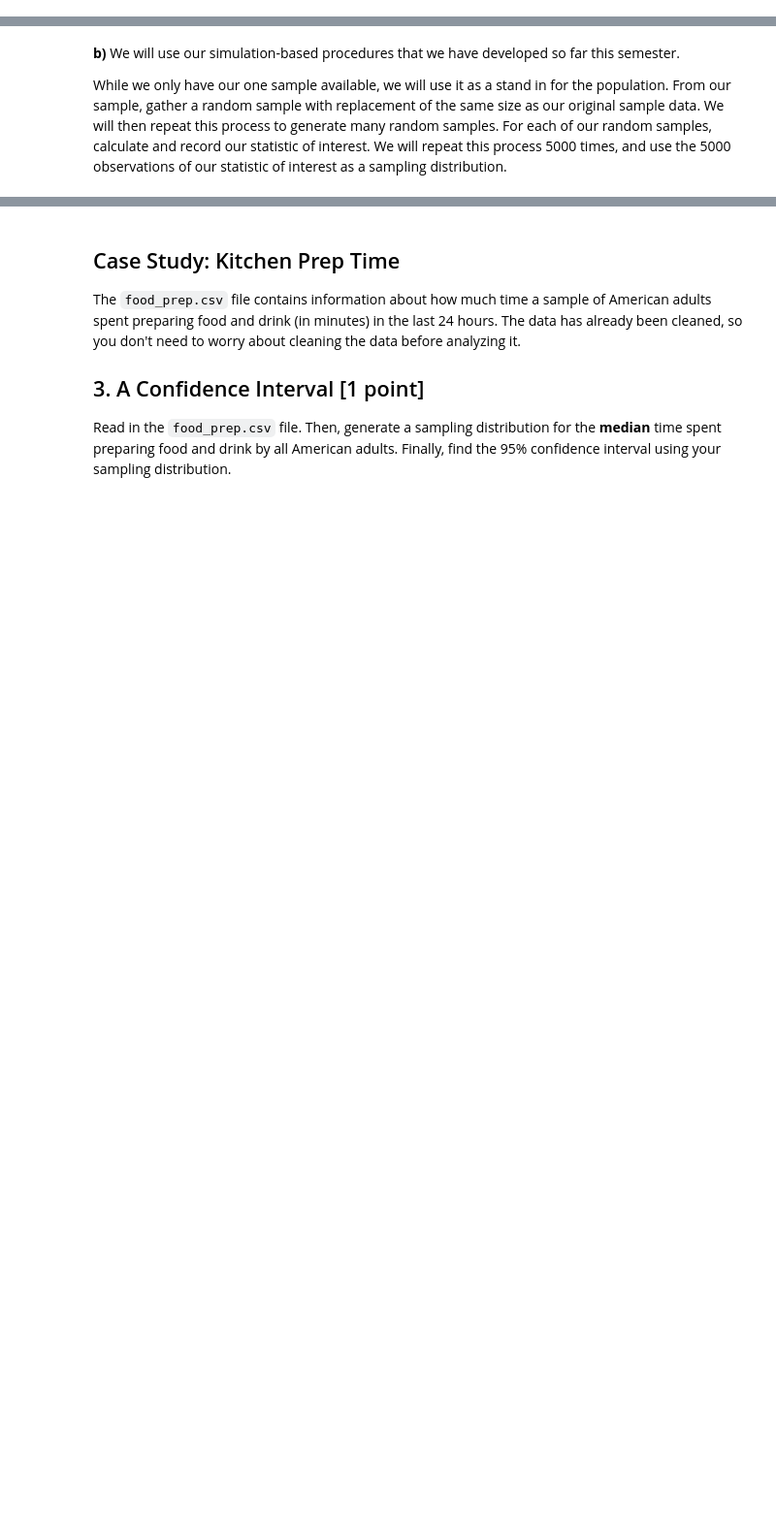
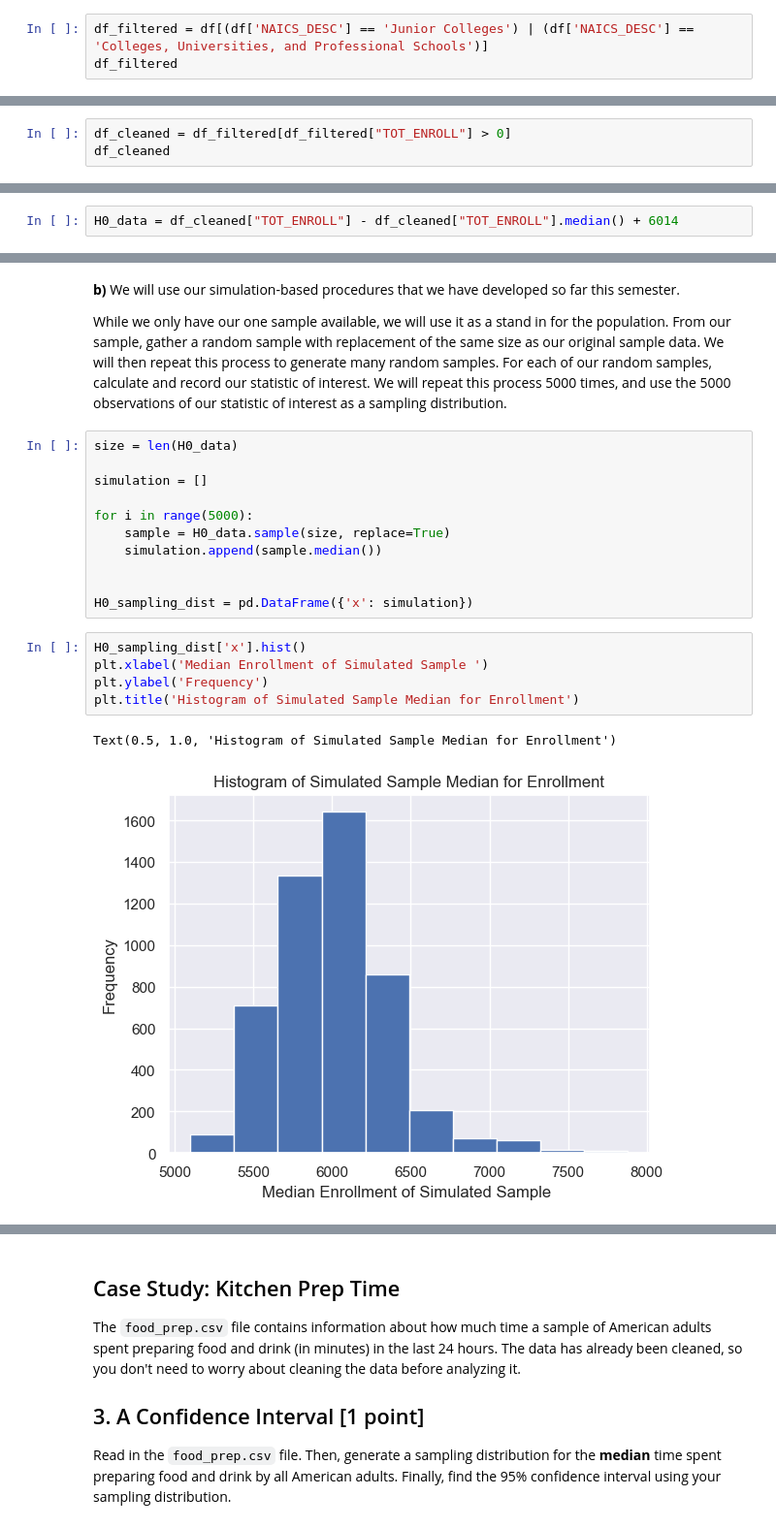
Before and after one commit to soobinj2/stat207, a Jupyter notebook: homework_05/homework_05.ipynb, the cells around one changed output, grey strips where cells are left out. Shown at 97% size. Cells and saved outputs as stored; diff of their text form; blank space fills up the shorter version.

```diff
--- a/homework_05/homework_05.ipynb
+++ b/homework_05/homework_05.ipynb
@@ -52,0 +61,3 @@ df
+# %%
+df_filtered = df[(df['NAICS_DESC'] == 'Junior Colleges') | (df['NAICS_DESC'] == 'Colleges, Universities, and Professional Schools')]
+df_filtered
@@ -56,0 +95,3 @@ df
+# %%
+df_cleaned = df_filtered[df_filtered["TOT_ENROLL"] > 0]
+df_cleaned
@@ -68,0 +140,2 @@ We'd like to perform a hypothesis test using a 10% significance level based on o
+# %%
+H0_data = df_cleaned["TOT_ENROLL"] - df_cleaned["TOT_ENROLL"].median() + 6014
@@ -70,3 +155,22 @@ We'd like to perform a hypothesis test using a 10% significance level based on o
 **b)** We will use our simulation-based procedures that we have developed so far this semester.
 
 While we only have our one sample available, we will use it as a stand in for the population.  From our sample, gather a random sample with replacement of the same size as our original sample data.  We will then repeat this process to generate many random samples.  For each of our random samples, calculate and record our statistic of interest.  We will repeat this process 5000 times, and use the 5000 observations of our statistic of interest as a sampling distribution.
+# %%
+size = len(H0_data)
+
+simulation = []
+
+for i in range(5000):
+    sample = H0_data.sample(size, replace=True)
+    simulation.append(sample.median())
+
+
+H0_sampling_dist = pd.DataFrame({'x': simulation})
+# %%
+H0_sampling_dist['x'].hist()
+plt.xlabel('Median Enrollment of Simulated Sample ')
+plt.ylabel('Frequency')
+plt.title('Histogram of Simulated Sample Median for Enrollment')
+# %% [output]
+Text(0.5, 1.0, 'Histogram of Simulated Sample Median for Enrollment')
+[figure, added]
```
Also changed, not shown: parts of 14 cells of this notebook, 1 other file.
